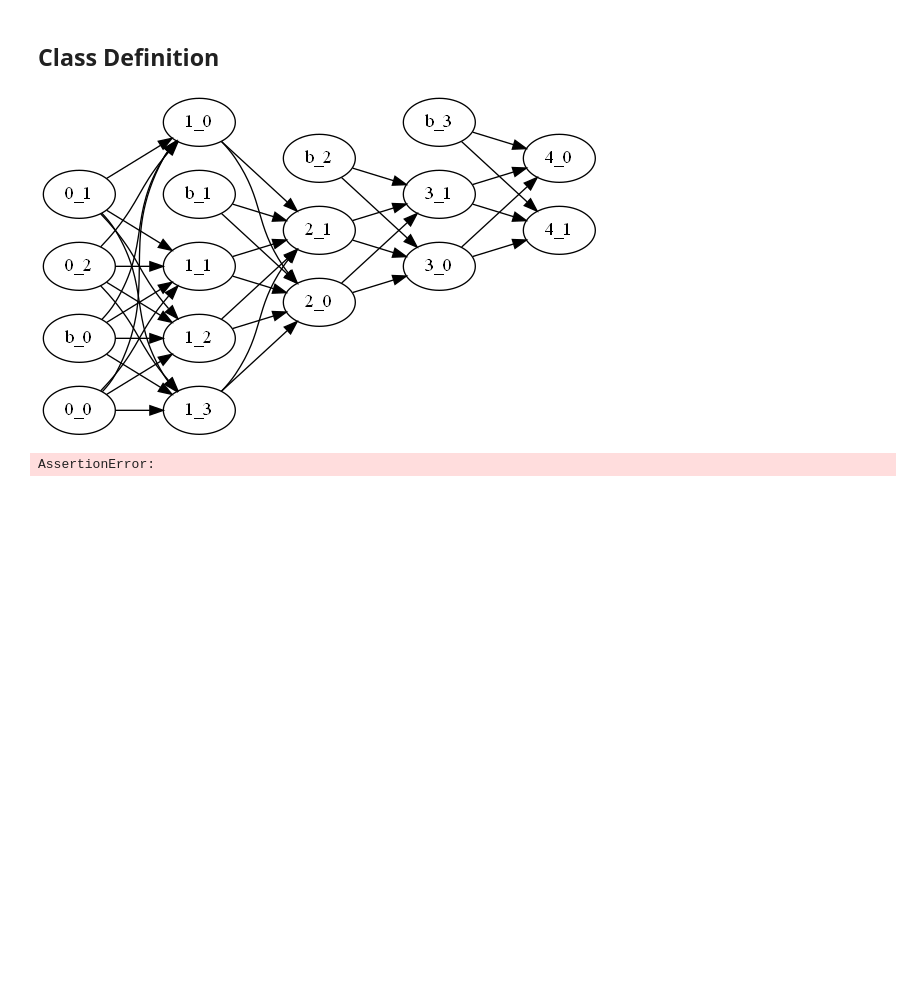
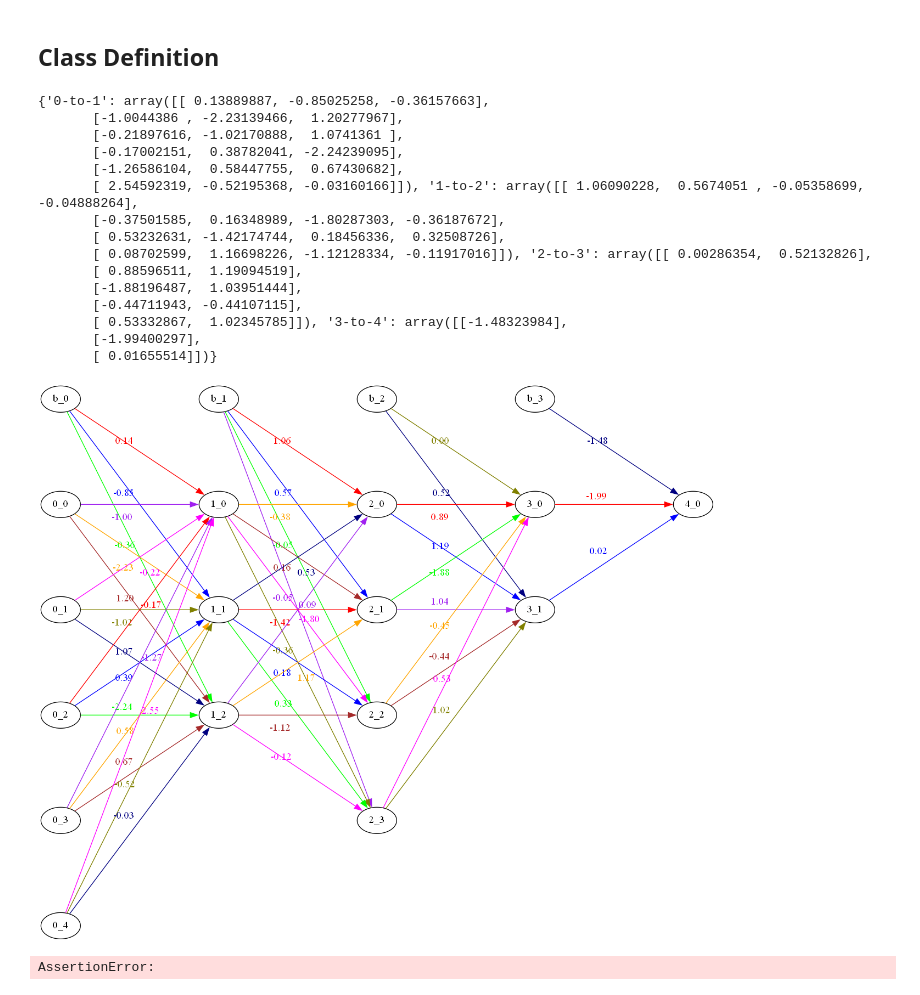
Before and after one commit to reverseon/tugas-besar-ml, a Jupyter notebook: main.ipynb, the cells around one changed output. Drawn from its saved outputs; the diff is of its cells as text; code cells hidden in the pictures; blank space fills up the shorter version.

Commit message:
fix graph, add weights and biases

```diff
--- a/main.ipynb
+++ b/main.ipynb
@@ -40,7 +40,7 @@ class FFNN:
         self.actfn = actfn
         if preweight is None:
             for i in range(1, n_layer):
-                np.random.seed(GLOBAL_SEED)
+                np.random.seed(GLOBAL_SEED+i)
                 self.Wdict[f'{i-1}-to-{i}'] = np.random.randn(n_neuron_each_layer[i-1]+1, n_neuron_each_layer[i])
                 # print(f'{i-1}-to-{i}: {self.Wdict[f"{i-1}-to-{i}"].shape}')
         else:
@@ -80,35 +80,62 @@ class FFNN:
             return FFNN(data['n_neuron_each_layer'], eval(data['actfn']), data['preweight'])
 
     def draw(self):
-        graph = graphviz.Digraph()
+        graph = graphviz.Digraph(engine='neato')
         graph.attr(rankdir='LR')
-        # Node
+        layer_spacing = 3  # Increase this value to increase the space between layers
+        node_spacing = 2  # Increase this value to increase the space between nodes
         for i in range(self.n_layer):
-            if i != self.n_layer -1:
-                graph.node(f'b_{i}', group=f'cluster_{i}', id=f"bias_{i}")
+            if i != self.n_layer - 1:
+                graph.node(f'b_{i}', group=f'cluster_{i}', id=f"bias_{i}", pos=f'{i*layer_spacing},0!')
             for j in range(self.n_neuron[i]):
-                graph.node(f'{i}_{j}', group=f'cluster_{i}')
+                graph.node(f'{i}_{j}', group=f'cluster_{i}',  pos=f'{i*layer_spacing},{-(j+1)*node_spacing}!')
         #Edges
+        # List of colors to use for the edges
+        colors = ['red', 'blue', 'green', 'purple', 'orange',
+                  'brown', 'magenta', 'olive', 'navy']
+        color_index = 0
         for layer in range(self.n_layer - 1):
             for cur_layer_i in range(-1, self.n_neuron[layer]):
-                if cur_layer_i == -1:
-                    src = f"b_{layer}"
-                else:
-                    src = f"{layer}_{cur_layer_i}"
                 for next_layer_i in range(self.n_neuron[layer+1]):
                     tgt = f"{layer+1}_{next_layer_i}"
-                    graph.edge(src, tgt)
+                    if cur_layer_i == -1:
+                        src = f"b_{layer}"
+                        bias = self.Wdict[f'{layer}-to-{layer+1}'][0,next_layer_i]
+                        label = f'<<table border="0" cellborder="0"><tr><td></td></tr><tr><td>{bias:.2f}</td></tr></table>>'
+                    else:
+                        src = f"{layer}_{cur_layer_i}"
+                        # Get the weight value for edge (src, tgt)
+                        weight = self.Wdict[f'{layer}-to-{layer+1}'][cur_layer_i+1, next_layer_i]
+                        label = f'<<table border="0" cellborder="0"><tr><td></td></tr><tr><td>{weight:.2f}</td></tr></table>>'
+                    color = colors[color_index % len(colors)]
+                    color_index += 1
+                    graph.edge(src, tgt, label=label, color=color, fontcolor=color)
 
         graph.format = 'png'
         display(Image(graph.render('FFNN Graph')))
 # %%
-ff = FFNN([3, 4, 2, 2, 2], softmax)
+ff = FFNN([3, 4, 4, 2, 1], softmax)
 np.random.seed(GLOBAL_SEED)
 # print(ff.forward(np.random.randn(10, 4)))
 ff.savetojson('test.json')
 ff.draw()
 # %% [output]
+{'0-to-1': array([[ 0.13889887, -0.85025258, -0.36157663],
+       [-1.0044386 , -2.23139466,  1.20277967],
+       [-0.21897616, -1.02170888,  1.0741361 ],
+       [-0.17002151,  0.38782041, -2.24239095],
+       [-1.26586104,  0.58447755,  0.67430682],
+       [ 2.54592319, -0.52195368, -0.03160166]]), '1-to-2': array([[ 1.06090228,  0.5674051 , -0.05358699, -0.04888264],
+       [-0.37501585,  0.16348989, -1.80287303, -0.36187672],
+       [ 0.53232631, -1.42174744,  0.18456336,  0.32508726],
+       [ 0.08702599,  1.16698226, -1.12128334, -0.11917016]]), '2-to-3': array([[ 0.00286354,  0.52132826],
+       [ 0.88596511,  1.19094519],
+       [-1.88196487,  1.03951444],
+       [-0.44711943, -0.44107115],
+       [ 0.53332867,  1.02345785]]), '3-to-4': array([[-1.48323984],
+       [-1.99400297],
+       [ 0.01655514]])}
-[figure, old version]
+[figure, new version]
 # %%
 ff2 = FFNN.loadfromjson('test.json')
 np.random.seed(GLOBAL_SEED)
```
